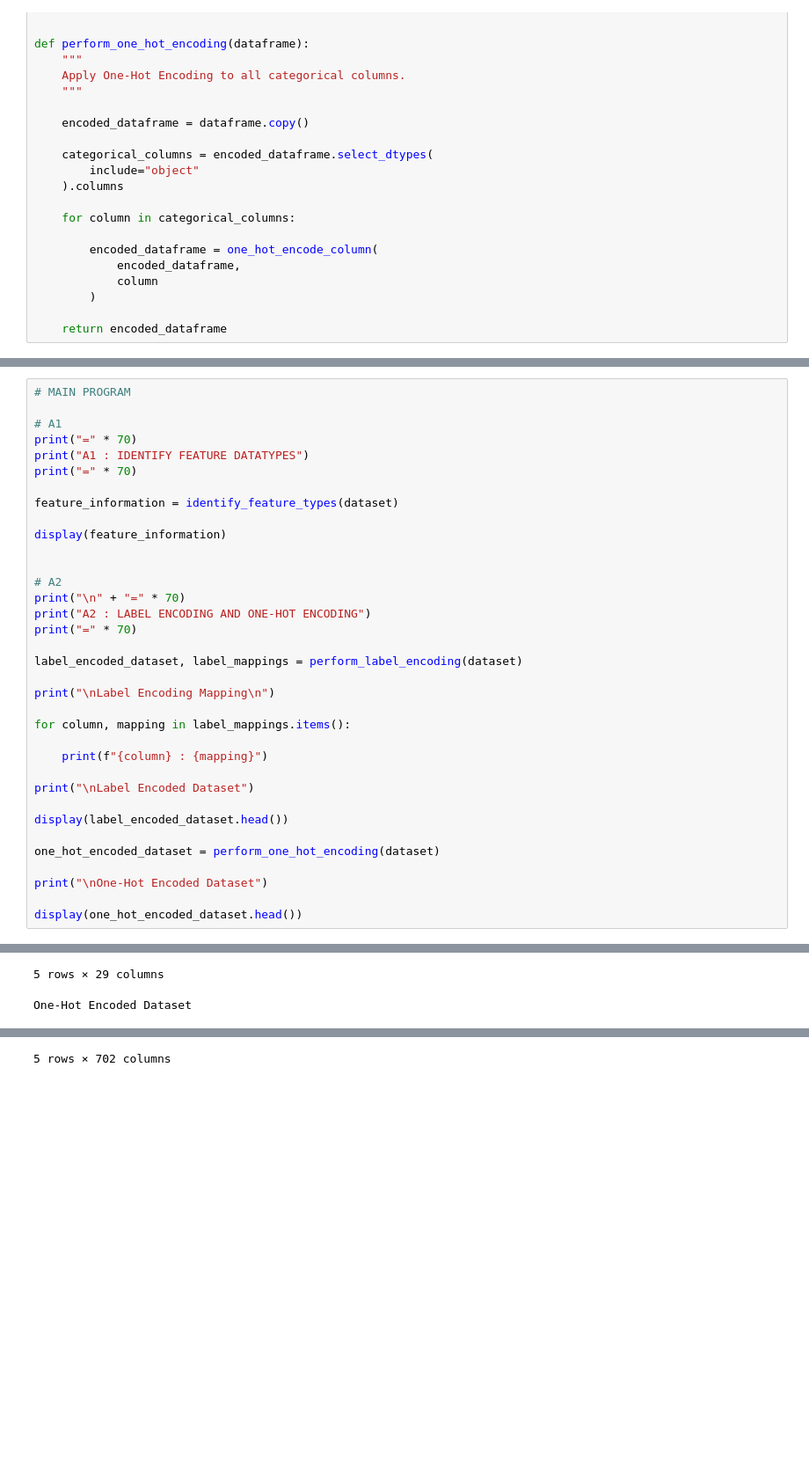
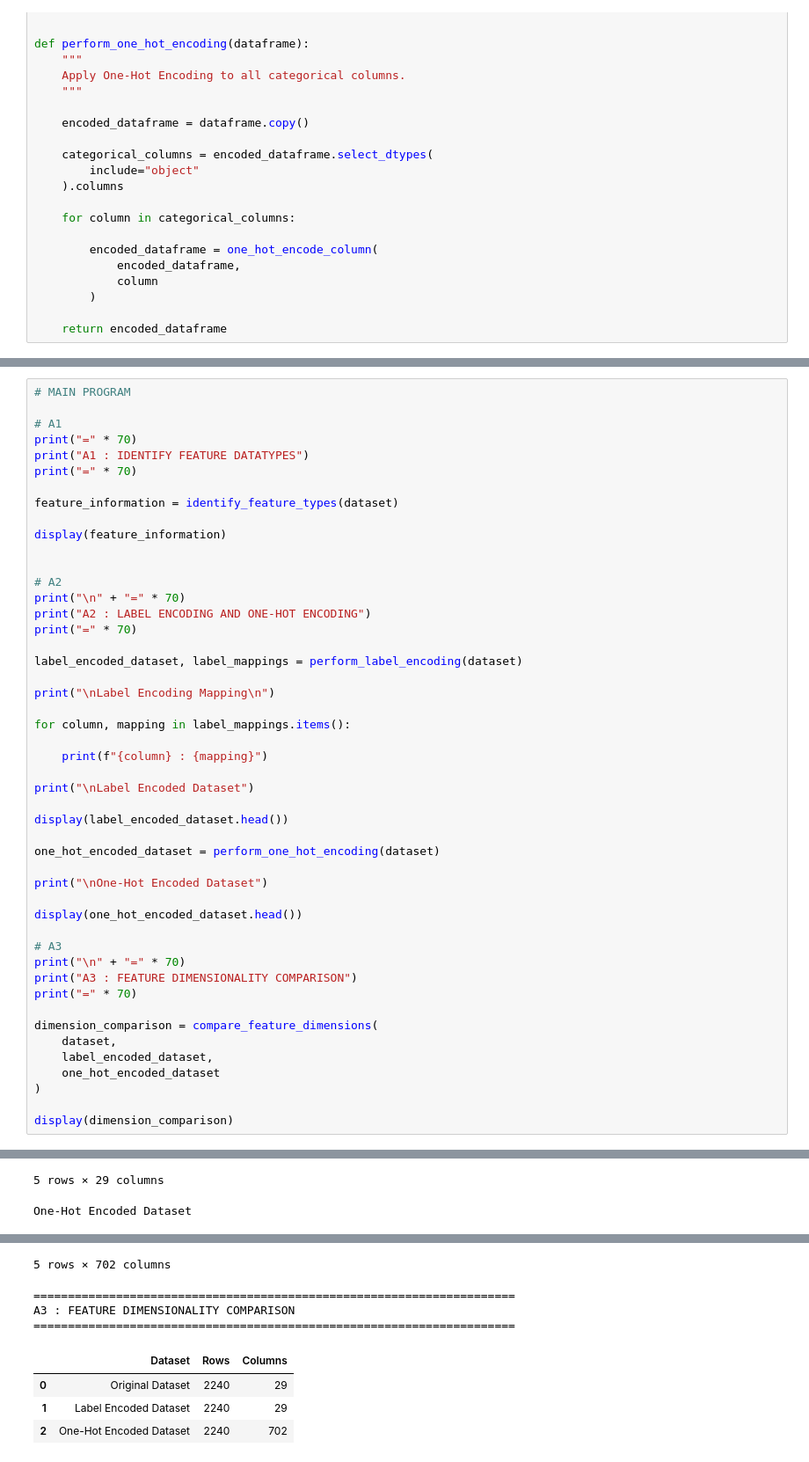
Before and after one commit to Karuneshtiwari/ML-lab, a Jupyter notebook: Lab03.ipynb, the cells around one changed output, grey strips where cells are left out. Shown at 88% size. Drawn from its saved outputs; the diff is of its cells as text; blank space fills up the shorter version.

```diff
--- a/Lab03.ipynb
+++ b/Lab03.ipynb
@@ -202,6 +238,19 @@ one_hot_encoded_dataset = perform_one_hot_encoding(dataset)
 print("\nOne-Hot Encoded Dataset")
 
 display(one_hot_encoded_dataset.head())
+
+# A3
+print("\n" + "=" * 70)
+print("A3 : FEATURE DIMENSIONALITY COMPARISON")
+print("=" * 70)
+
+dimension_comparison = compare_feature_dimensions(
+    dataset,
+    label_encoded_dataset,
+    one_hot_encoded_dataset
+)
+
+display(dimension_comparison)
 # %% [output]
 ======================================================================
 A1 : IDENTIFY FEATURE DATATYPES
@@ -222,30 +271,37 @@ A1 : IDENTIFY FEATURE DATATYPES
 | 25 | Complain | int64 | Ordinal |
 | 26 | Z_CostContact | int64 | Ordinal |
 | 27 | Z_Revenue | int64 | Ordinal |
 | 28 | Response | int64 | Ordinal |
 ======================================================================
 A2 : LABEL ENCODING AND ONE-HOT ENCODING
 ======================================================================
 
 Label Encoding Mapping
 
 Education : {'Graduation': 0, 'PhD': 1, 'Master': 2, 'Basic': 3, '2n Cycle': 4}
 Marital_Status : {'Single': 0, 'Together': 1, 'Married': 2, 'Divorced': 3, 'Widow': 4, 'Alone': 5, 'Absurd': 6, 'YOLO': 7}
 Dt_Customer : {datetime.datetime(2012, 4, 9, 0, 0): 0, datetime.datetime(2014, 8, 3, 0, 0): 1, '21-08-2013': 2, datetime.datetime(2014, 10, 2, 0, 0): 3, '19-01-2014': 4, datetime.datetime(2013, 9, 9,  ...
 
 Label Encoded Dataset
 |  | ID | Year_Birth | Education | Marital_Status | Income | Kidhome | Teenhome | Dt_Customer | Recency | ... |
 | 0 | 5524 | 1957 | 0 | 0 | 58138.0 | 0 | 0 | 0 | 58 | ... |
 | 1 | 2174 | 1954 | 0 | 0 | 46344.0 | 1 | 1 | 1 | 38 | ... |
 | 2 | 4141 | 1965 | 0 | 1 | 71613.0 | 0 | 0 | 2 | 26 | ... |
 | 3 | 6182 | 1984 | 0 | 1 | 26646.0 | 1 | 0 | 3 | 26 | ... |
 | 4 | 5324 | 1981 | 1 | 2 | 58293.0 | 1 | 0 | 4 | 94 | ... |
 5 rows × 29 columns
 One-Hot Encoded Dataset
 |  | ID | Year_Birth | Income | Kidhome | Teenhome | Recency | MntWines | MntFruits | MntMeatProducts | ... |
 | 0 | 5524 | 1957 | 58138.0 | 0 | 0 | 58 | 635 | 88 | 546 | ... |
 | 1 | 2174 | 1954 | 46344.0 | 1 | 1 | 38 | 11 | 1 | 6 | ... |
 | 2 | 4141 | 1965 | 71613.0 | 0 | 0 | 26 | 426 | 49 | 127 | ... |
 | 3 | 6182 | 1984 | 26646.0 | 1 | 0 | 26 | 11 | 4 | 20 | ... |
 | 4 | 5324 | 1981 | 58293.0 | 1 | 0 | 94 | 173 | 43 | 118 | ... |
 5 rows × 702 columns
+======================================================================
+A3 : FEATURE DIMENSIONALITY COMPARISON
+======================================================================
+|  | Dataset | Rows | Columns |
+| 0 | Original Dataset | 2240 | 29 |
+| 1 | Label Encoded Dataset | 2240 | 29 |
+| 2 | One-Hot Encoded Dataset | 2240 | 702 |
```
Also changed, not shown: parts of 1 cell of this notebook.
